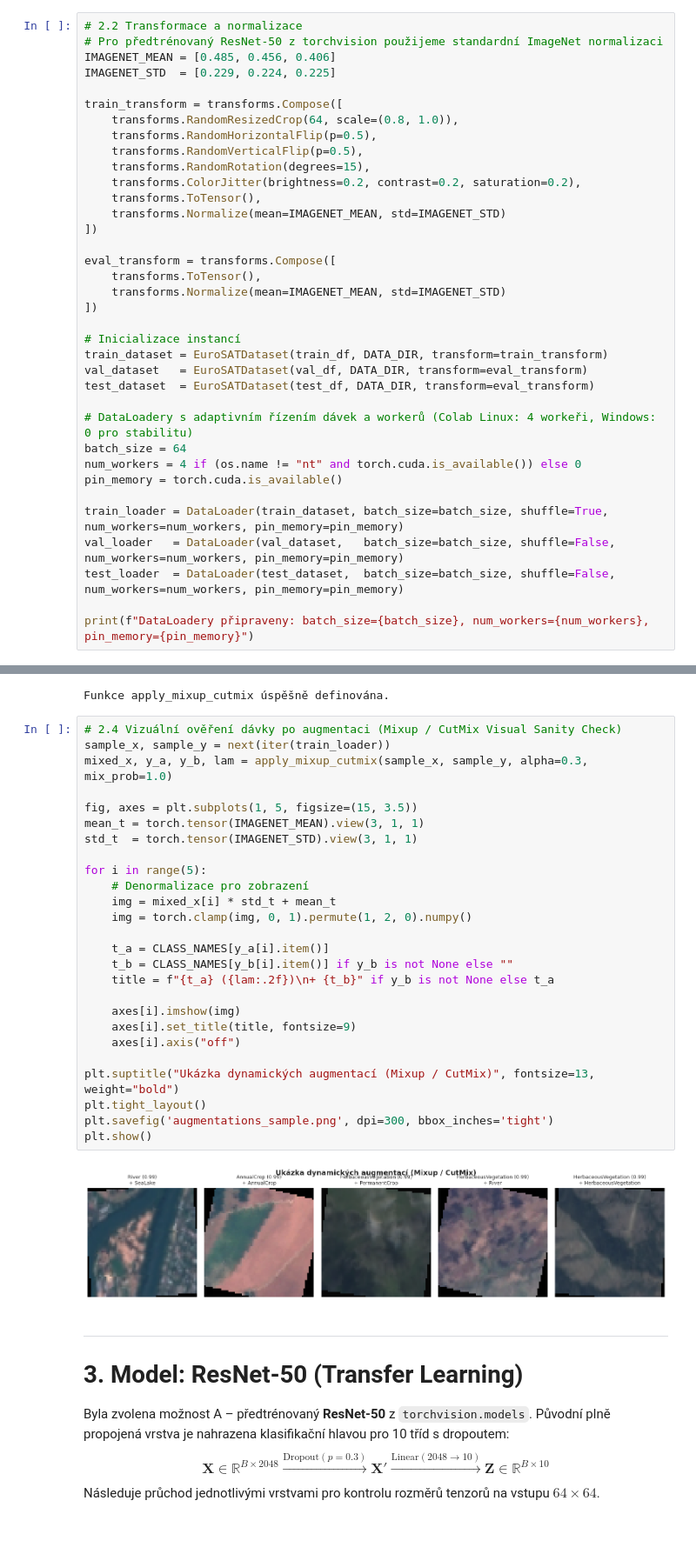
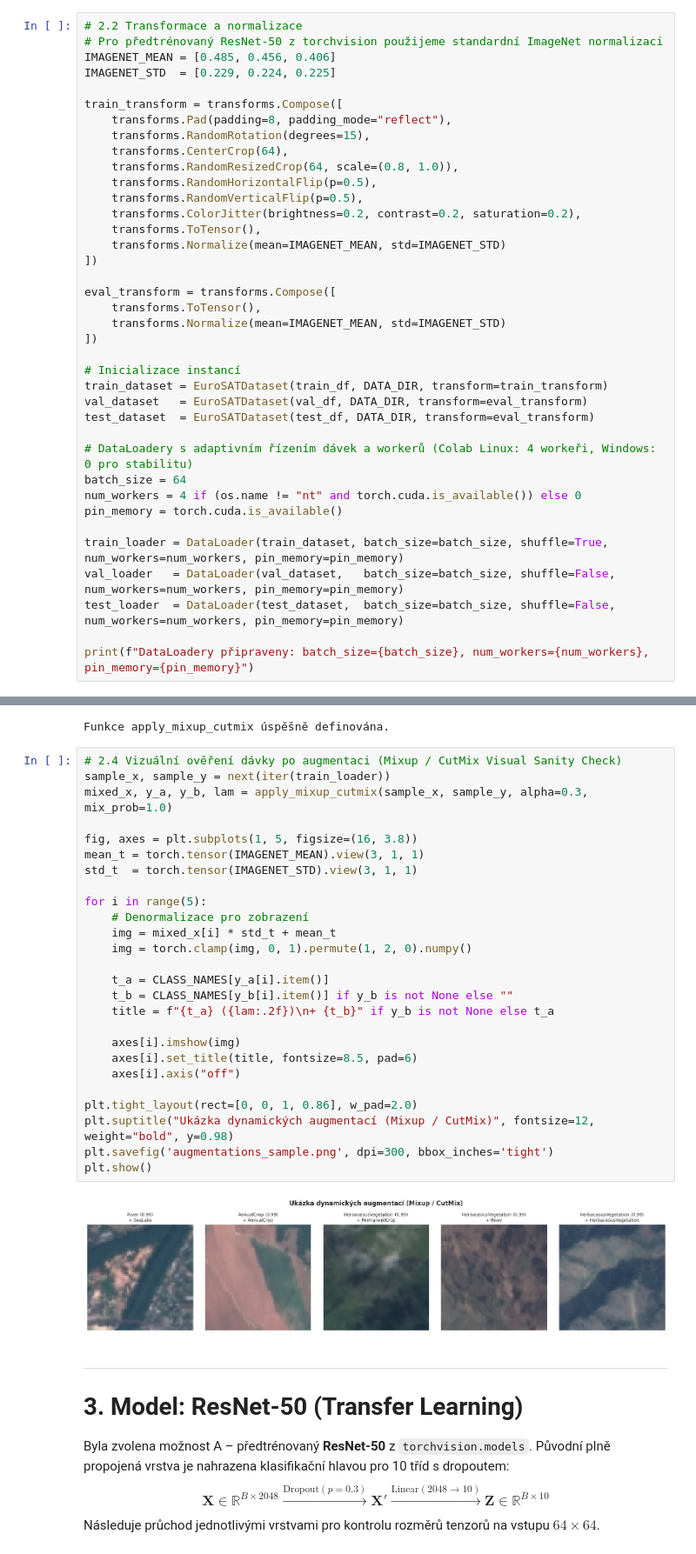
Before and after one commit to tomaskirnig/ML, a Jupyter notebook: Milestone_2/ML_KIR0041_milestone_02.ipynb, the cells around one changed output, grey strips where cells are left out. Shown at 87% size. Drawn from its saved outputs; the diff is of its cells as text; blank space fills up the shorter version.

```diff
--- a/Milestone_2/ML_KIR0041_milestone_02.ipynb
+++ b/Milestone_2/ML_KIR0041_milestone_02.ipynb
@@ -208,10 +208,12 @@ IMAGENET_MEAN = [0.485, 0.456, 0.406]
 IMAGENET_STD  = [0.229, 0.224, 0.225]
 
 train_transform = transforms.Compose([
+    transforms.Pad(padding=8, padding_mode="reflect"),
+    transforms.RandomRotation(degrees=15),
+    transforms.CenterCrop(64),
     transforms.RandomResizedCrop(64, scale=(0.8, 1.0)),
     transforms.RandomHorizontalFlip(p=0.5),
     transforms.RandomVerticalFlip(p=0.5),
-    transforms.RandomRotation(degrees=15),
     transforms.ColorJitter(brightness=0.2, contrast=0.2, saturation=0.2),
     transforms.ToTensor(),
     transforms.Normalize(mean=IMAGENET_MEAN, std=IMAGENET_STD)
@@ -286,31 +288,31 @@ Funkce apply_mixup_cutmix úspěšně definována.
 # %%
 # 2.4 Vizuální ověření dávky po augmentaci (Mixup / CutMix Visual Sanity Check)
 sample_x, sample_y = next(iter(train_loader))
 mixed_x, y_a, y_b, lam = apply_mixup_cutmix(sample_x, sample_y, alpha=0.3, mix_prob=1.0)
 
-fig, axes = plt.subplots(1, 5, figsize=(15, 3.5))
+fig, axes = plt.subplots(1, 5, figsize=(16, 3.8))
 mean_t = torch.tensor(IMAGENET_MEAN).view(3, 1, 1)
 std_t  = torch.tensor(IMAGENET_STD).view(3, 1, 1)
 
 for i in range(5):
     # Denormalizace pro zobrazení
     img = mixed_x[i] * std_t + mean_t
     img = torch.clamp(img, 0, 1).permute(1, 2, 0).numpy()
 
     t_a = CLASS_NAMES[y_a[i].item()]
     t_b = CLASS_NAMES[y_b[i].item()] if y_b is not None else ""
     title = f"{t_a} ({lam:.2f})\n+ {t_b}" if y_b is not None else t_a
 
     axes[i].imshow(img)
-    axes[i].set_title(title, fontsize=9)
+    axes[i].set_title(title, fontsize=8.5, pad=6)
     axes[i].axis("off")
 
-plt.suptitle("Ukázka dynamických augmentací (Mixup / CutMix)", fontsize=13, weight="bold")
-plt.tight_layout()
+plt.tight_layout(rect=[0, 0, 1, 0.86], w_pad=2.0)
+plt.suptitle("Ukázka dynamických augmentací (Mixup / CutMix)", fontsize=12, weight="bold", y=0.98)
 plt.savefig('augmentations_sample.png', dpi=300, bbox_inches='tight')
 plt.show()
 # %% [output]
-[figure, old version]
+[figure, new version]
 # %% [markdown]
 ---
 # 3. Model: ResNet-50 (Transfer Learning)
```
Also changed, not shown: parts of 10 cells of this notebook, 5 other files.
